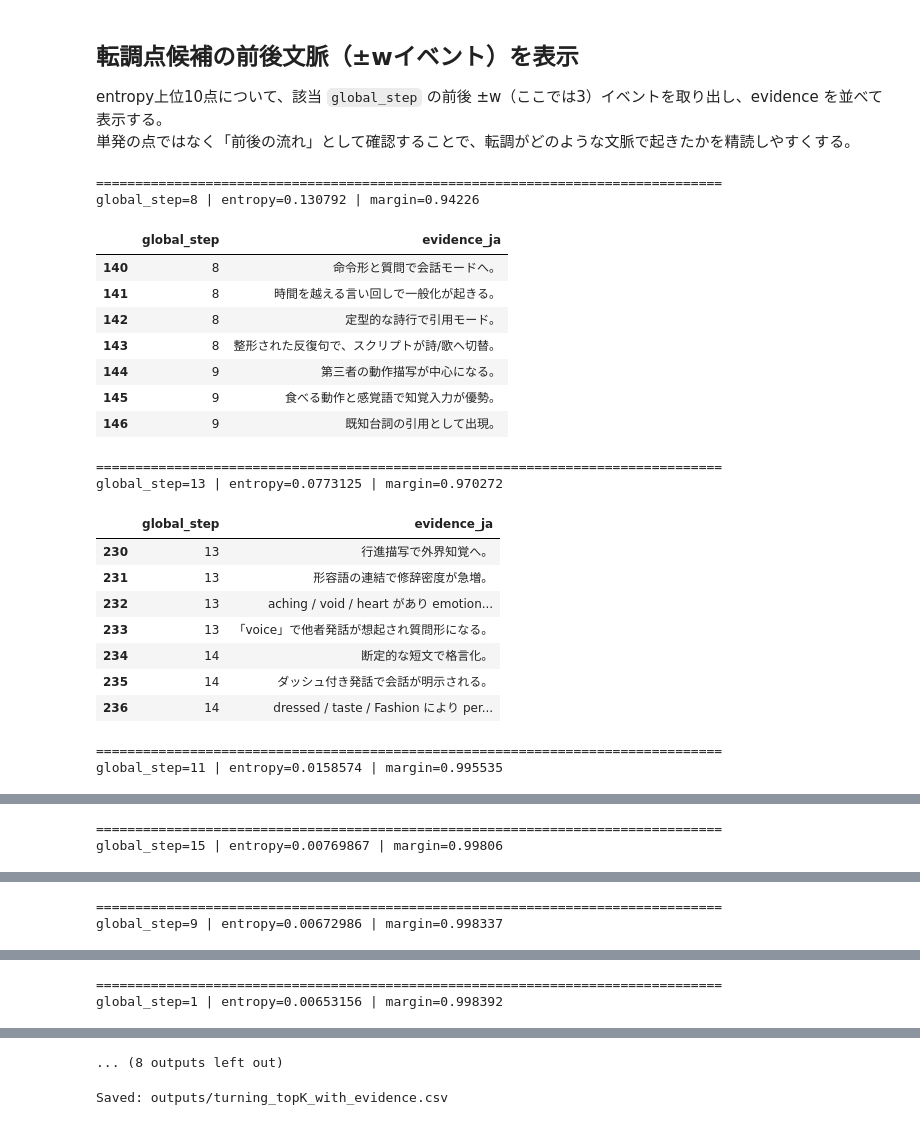
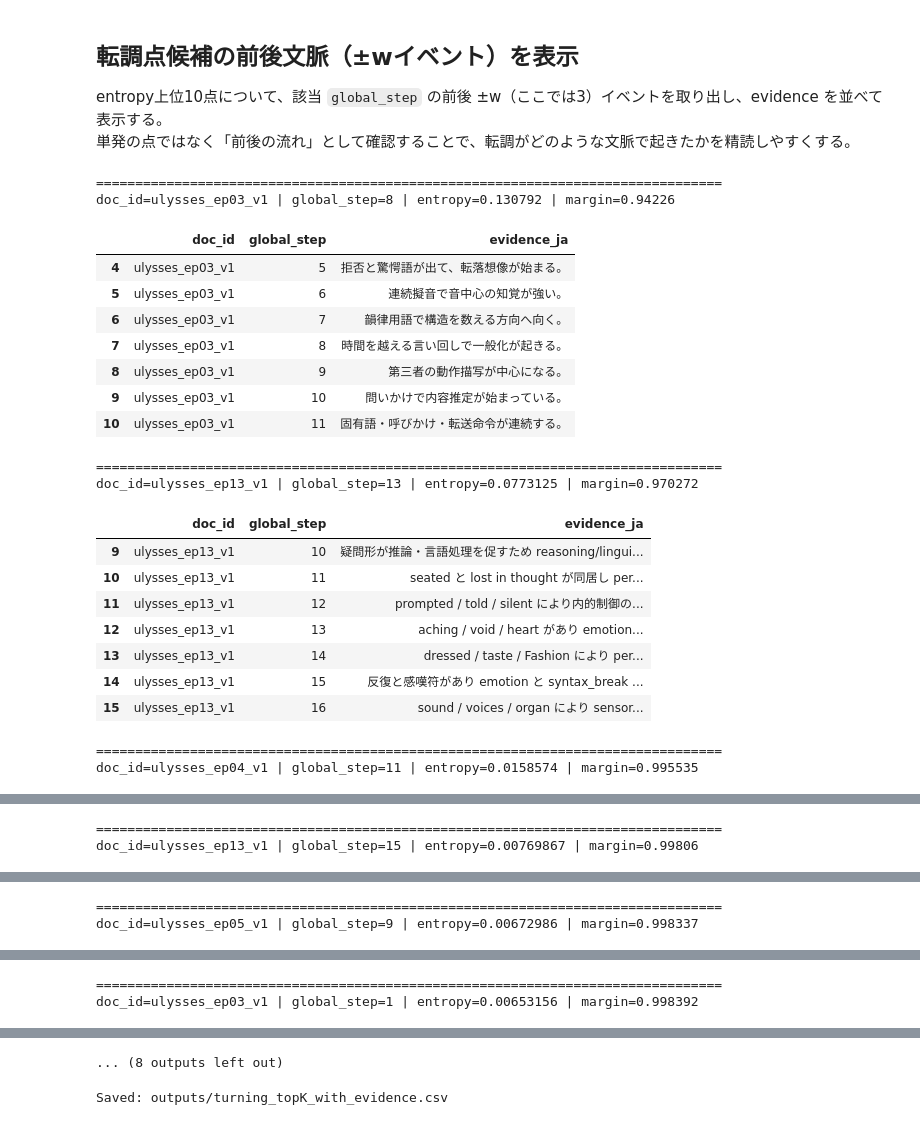
Before and after one commit to Mokafe/Mokafe-ulysses-narrative-gmm, a Jupyter notebook: notebooks/00_ulysses_gmm_report.ipynb, the cells around one changed output, grey strips where cells are left out. Saved outputs shown, nothing was run; the diff lists cells and outputs as text; code cells hidden in the pictures.

```diff
--- a/notebooks/00_ulysses_gmm_report.ipynb
+++ b/notebooks/00_ulysses_gmm_report.ipynb
@@ -239,50 +274,55 @@ entropy上位10点について、該当 `global_step` の前後 ±w（ここで
 単発の点ではなく「前後の流れ」として確認することで、転調がどのような文脈で起きたかを精読しやすくする。
 # %%
 w = 3
+KEYS = ["doc_id", "global_step"]
 
-events_sorted = events.sort_values(time_col).reset_index(drop=True)
-idx_map = {int(t): i for i, t in enumerate(events_sorted[time_col].astype(int).tolist())}
+events_sorted = events.sort_values(KEYS).reset_index(drop=True)
 
-def context_window(t, w=3):
-    t = int(t)
-    if t not in idx_map:
+def context_window(doc_id, step, w=3):
+    g = events_sorted[events_sorted["doc_id"] == doc_id].reset_index(drop=True)
+    hit = g.index[g["global_step"] == step].tolist()
+    if not hit:
         return None
-    i = idx_map[t]
-    lo = max(0, i-w); hi = min(len(events_sorted), i+w+1)
-    return events_sorted.iloc[lo:hi].copy()
+    i = hit[0]
+    lo = max(0, i - w)
+    hi = min(len(g), i + w + 1)
+    return g.iloc[lo:hi].copy()
 
-top10 = preds.nlargest(10, entropy_col)[[time_col, entropy_col, margin_col]].copy()
+top10 = preds.nlargest(10, entropy_col)[KEYS + [entropy_col, margin_col]].copy()
 
 for _, r in top10.iterrows():
-    t = int(r[time_col])
-    print("\n" + "="*80)
-    print(f"{time_col}={t} | entropy={float(r[entropy_col]):.6g} | margin={float(r[margin_col]):.6g}")
-    ctx = context_window(t, w=w)
+    doc_id = r["doc_id"]
+    step = r["global_step"]
+    print("\n" + "=" * 80)
+    print(f"doc_id={doc_id} | global_step={step} | entropy={float(r[entropy_col]):.6g} | margin={float(r[margin_col]):.6g}")
+
+    ctx = context_window(doc_id, step, w=w)
     if ctx is None:
         print("context not found")
         continue
-    show = [time_col] + ([ev_col] if ev_col else [])
+
+    show = KEYS + ([ev_col] if ev_col else [])
     display(ctx[show])
 # %% [output]
 ================================================================================
-global_step=8 | entropy=0.130792 | margin=0.94226
+doc_id=ulysses_ep03_v1 | global_step=8 | entropy=0.130792 | margin=0.94226
-|  | global_step | evidence_ja |
-| 140 | 8 | 命令形と質問で会話モードへ。 |
-| 141 | 8 | 時間を越える言い回しで一般化が起きる。 |
-| 142 | 8 | 定型的な詩行で引用モード。 |
-| 143 | 8 | 整形された反復句で、スクリプトが詩/歌へ切替。 |
-| 144 | 9 | 第三者の動作描写が中心になる。 |
-| 145 | 9 | 食べる動作と感覚語で知覚入力が優勢。 |
-| 146 | 9 | 既知台詞の引用として出現。 |
+|  | doc_id | global_step | evidence_ja |
+| 4 | ulysses_ep03_v1 | 5 | 拒否と驚愕語が出て、転落想像が始まる。 |
+| 5 | ulysses_ep03_v1 | 6 | 連続擬音で音中心の知覚が強い。 |
+| 6 | ulysses_ep03_v1 | 7 | 韻律用語で構造を数える方向へ向く。 |
+| 7 | ulysses_ep03_v1 | 8 | 時間を越える言い回しで一般化が起きる。 |
+| 8 | ulysses_ep03_v1 | 9 | 第三者の動作描写が中心になる。 |
+| 9 | ulysses_ep03_v1 | 10 | 問いかけで内容推定が始まっている。 |
+| 10 | ulysses_ep03_v1 | 11 | 固有語・呼びかけ・転送命令が連続する。 |
 ================================================================================
-global_step=13 | entropy=0.0773125 | margin=0.970272
+doc_id=ulysses_ep13_v1 | global_step=13 | entropy=0.0773125 | margin=0.970272
-|  | global_step | evidence_ja |
-| 230 | 13 | 行進描写で外界知覚へ。 |
-| 231 | 13 | 形容語の連結で修辞密度が急増。 |
-| 232 | 13 | aching / void / heart があり emotion... |
-| 233 | 13 | 「voice」で他者発話が想起され質問形になる。 |
-| 234 | 14 | 断定的な短文で格言化。 |
-| 235 | 14 | ダッシュ付き発話で会話が明示される。 |
-| 236 | 14 | dressed / taste / Fashion により per... |
+|  | doc_id | global_step | evidence_ja |
+| 9 | ulysses_ep13_v1 | 10 | 疑問形が推論・言語処理を促すため reasoning/lingui... |
+| 10 | ulysses_ep13_v1 | 11 | seated と lost in thought が同居し per... |
+| 11 | ulysses_ep13_v1 | 12 | prompted / told / silent により内的制御の... |
+| 12 | ulysses_ep13_v1 | 13 | aching / void / heart があり emotion... |
+| 13 | ulysses_ep13_v1 | 14 | dressed / taste / Fashion により per... |
+| 14 | ulysses_ep13_v1 | 15 | 反復と感嘆符があり emotion と syntax_break ... |
+| 15 | ulysses_ep13_v1 | 16 | sound / voices / organ により sensor... |
 ================================================================================
-global_step=11 | entropy=0.0158574 | margin=0.995535
+doc_id=ulysses_ep04_v1 | global_step=11 | entropy=0.0158574 | margin=0.995535
@@ -297,2 +337,2 @@ global_step=11 | entropy=0.0158574 | margin=0.995535
 ================================================================================
-global_step=15 | entropy=0.00769867 | margin=0.99806
+doc_id=ulysses_ep13_v1 | global_step=15 | entropy=0.00769867 | margin=0.99806
@@ -307,2 +347,2 @@ global_step=15 | entropy=0.00769867 | margin=0.99806
 ================================================================================
-global_step=9 | entropy=0.00672986 | margin=0.998337
+doc_id=ulysses_ep05_v1 | global_step=9 | entropy=0.00672986 | margin=0.998337
@@ -317,2 +357,2 @@ global_step=9 | entropy=0.00672986 | margin=0.998337
 ================================================================================
-global_step=1 | entropy=0.00653156 | margin=0.998392
+doc_id=ulysses_ep03_v1 | global_step=1 | entropy=0.00653156 | margin=0.998392
```
Also changed, not shown: parts of 10 cells of this notebook.
